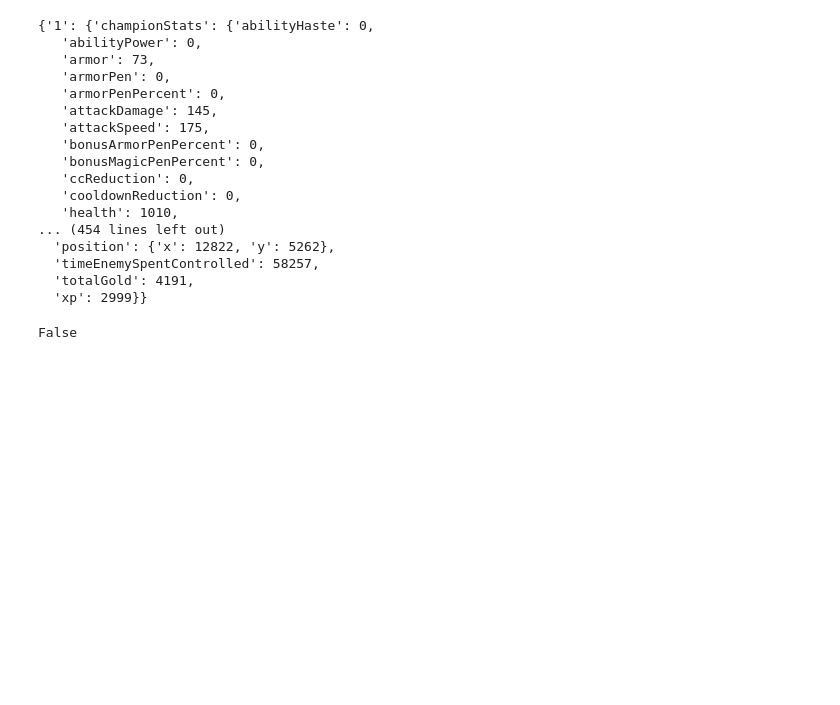
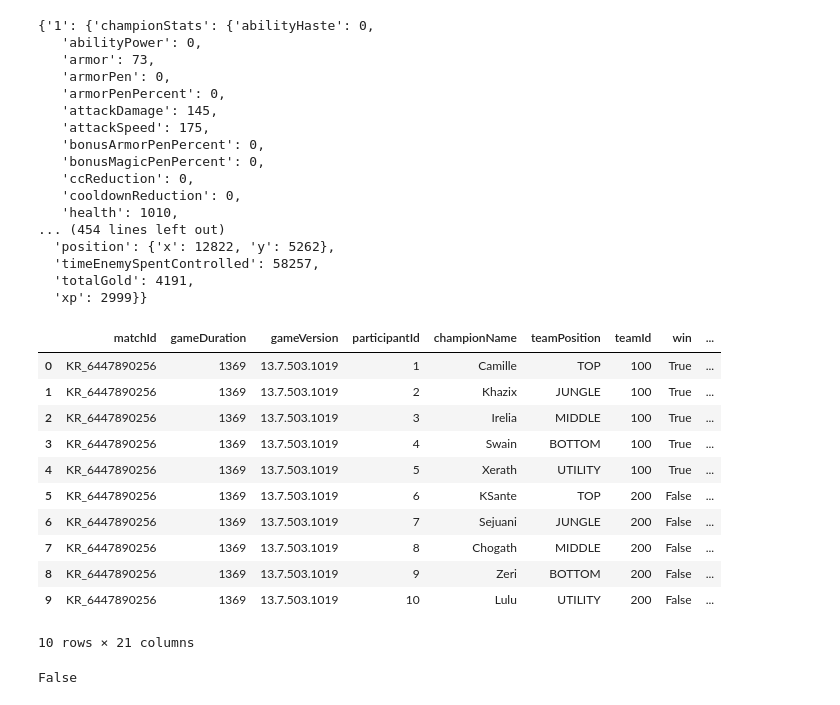
Before and after one commit to bluetype55/Work_Python, a Jupyter notebook: 파이썬12일차.ipynb, the cells around one changed output. Saved outputs shown, nothing was run; the diff lists cells and outputs as text; code cells hidden in the pictures; blank space fills up the shorter version.

```diff
--- a/파이썬12일차.ipynb
+++ b/파이썬12일차.ipynb
@@ -298,6 +298,21 @@ except Exception as e:
     pass
 df = pd.DataFrame(all_lst,columns=['matchId','gameDuration','gameVersion', 'participantId','championName','teamPosition', 'teamId','win','kills','deaths', 'assists',
          'damageDealt','damageTaken','firstDT','laneTower', 'laneTowerTime','bans','killerId','victimId','assistId','G_15'])
+# %%
+df[:10]
+# %% [output]
+|  | matchId | gameDuration | gameVersion | participantId | championName | teamPosition | teamId | win | ... |
+| 0 | KR_6447890256 | 1369 | 13.7.503.1019 | 1 | Camille | TOP | 100 | True | ... |
+| 1 | KR_6447890256 | 1369 | 13.7.503.1019 | 2 | Khazix | JUNGLE | 100 | True | ... |
+| 2 | KR_6447890256 | 1369 | 13.7.503.1019 | 3 | Irelia | MIDDLE | 100 | True | ... |
+| 3 | KR_6447890256 | 1369 | 13.7.503.1019 | 4 | Swain | BOTTOM | 100 | True | ... |
+| 4 | KR_6447890256 | 1369 | 13.7.503.1019 | 5 | Xerath | UTILITY | 100 | True | ... |
+| 5 | KR_6447890256 | 1369 | 13.7.503.1019 | 6 | KSante | TOP | 200 | False | ... |
+| 6 | KR_6447890256 | 1369 | 13.7.503.1019 | 7 | Sejuani | JUNGLE | 200 | False | ... |
+| 7 | KR_6447890256 | 1369 | 13.7.503.1019 | 8 | Chogath | MIDDLE | 200 | False | ... |
+| 8 | KR_6447890256 | 1369 | 13.7.503.1019 | 9 | Zeri | BOTTOM | 200 | False | ... |
+| 9 | KR_6447890256 | 1369 | 13.7.503.1019 | 10 | Lulu | UTILITY | 200 | False | ... |
+10 rows × 21 columns
 # %%
 ,columns=['matchId','gameVersion','teamPosition','championName','G_15']
 # %% [output]
```
Also changed, not shown: parts of 1 cell of this notebook, 4 other files.
